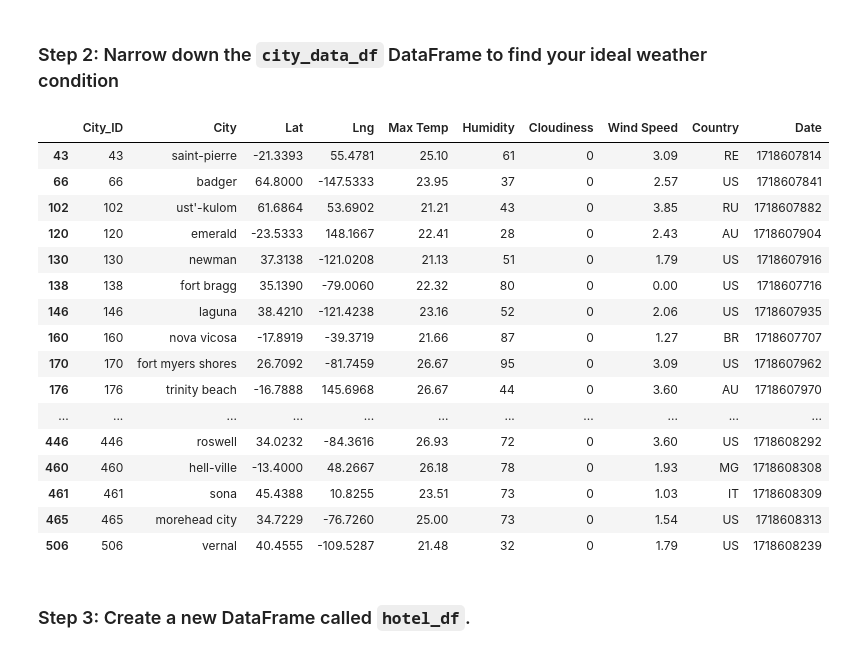
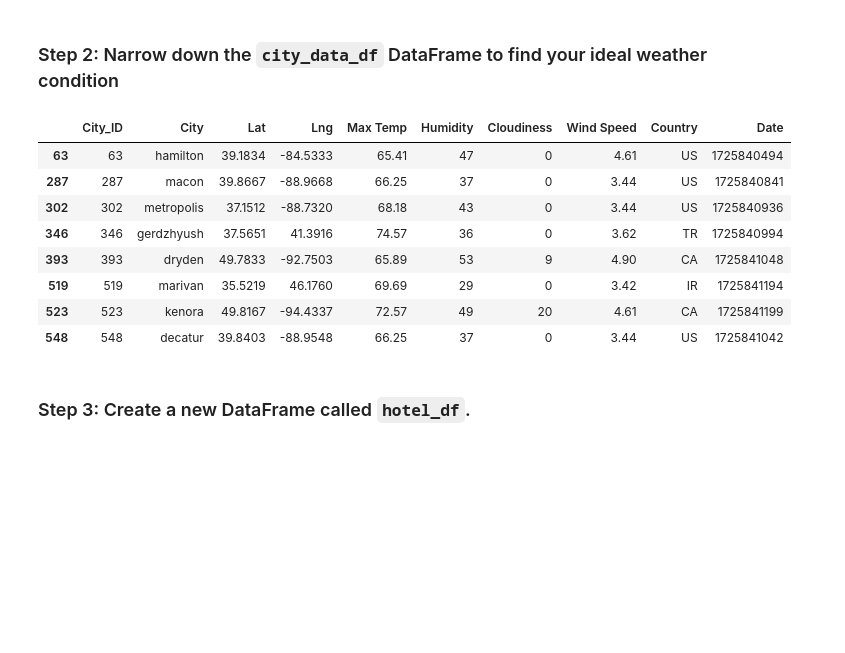
Before and after one commit to TheuriM/Python-API-Challenge, a Jupyter notebook: WeatherPy/VacationPy.ipynb, the cells around one changed output. Drawn from its saved outputs; the diff is of its cells as text; code cells hidden in the pictures; blank space fills up the shorter version.

```diff
--- a/WeatherPy/VacationPy.ipynb
+++ b/WeatherPy/VacationPy.ipynb
@@ -54,31 +50,37 @@ map_plot_1
 ### Step 2: Narrow down the `city_data_df` DataFrame to find your ideal weather condition
 # %%
 # Narrow down cities that fit criteria and drop any results with null values
-# YOUR CODE HERE
+ideal_temp_min = 65
+ideal_temp_max = 75
+ideal_humidity_min = 25
+ideal_humidity_max = 55
+ideal_cloudiness_max = 20
+ideal_wind_speed_max = 5
 
 # Drop any rows with null values
-# YOUR CODE HERE
+city_data_df = city_data_df.dropna()
 
 # Display sample data
-# YOUR CODE HERE
+ideal_city_data_df = city_data_df[
+    (city_data_df["Max Temp"]>= ideal_temp_min)&
+    (city_data_df["Max Temp"]<= ideal_temp_max)&
+    (city_data_df["Humidity"]>= ideal_humidity_min)&
+    (city_data_df["Humidity"]<= ideal_humidity_max)&
+    (city_data_df["Cloudiness"]<= ideal_cloudiness_max)&
+    (city_data_df["Wind Speed"]<= ideal_wind_speed_max)
+]
+
+ideal_city_data_df
 # %% [output]
 |  | City_ID | City | Lat | Lng | Max Temp | Humidity | Cloudiness | Wind Speed | Country | Date |
-| 43 | 43 | saint-pierre | -21.3393 | 55.4781 | 25.10 | 61 | 0 | 3.09 | RE | 1718607814 |
-| 66 | 66 | badger | 64.8000 | -147.5333 | 23.95 | 37 | 0 | 2.57 | US | 1718607841 |
-| 102 | 102 | ust'-kulom | 61.6864 | 53.6902 | 21.21 | 43 | 0 | 3.85 | RU | 1718607882 |
-| 120 | 120 | emerald | -23.5333 | 148.1667 | 22.41 | 28 | 0 | 2.43 | AU | 1718607904 |
-| 130 | 130 | newman | 37.3138 | -121.0208 | 21.13 | 51 | 0 | 1.79 | US | 1718607916 |
-| 138 | 138 | fort bragg | 35.1390 | -79.0060 | 22.32 | 80 | 0 | 0.00 | US | 1718607716 |
-| 146 | 146 | laguna | 38.4210 | -121.4238 | 23.16 | 52 | 0 | 2.06 | US | 1718607935 |
-| 160 | 160 | nova vicosa | -17.8919 | -39.3719 | 21.66 | 87 | 0 | 1.27 | BR | 1718607707 |
-| 170 | 170 | fort myers shores | 26.7092 | -81.7459 | 26.67 | 95 | 0 | 3.09 | US | 1718607962 |
-| 176 | 176 | trinity beach | -16.7888 | 145.6968 | 26.67 | 44 | 0 | 3.60 | AU | 1718607970 |
-| ... | ... | ... | ... | ... | ... | ... | ... | ... | ... | ... |
-| 446 | 446 | roswell | 34.0232 | -84.3616 | 26.93 | 72 | 0 | 3.60 | US | 1718608292 |
-| 460 | 460 | hell-ville | -13.4000 | 48.2667 | 26.18 | 78 | 0 | 1.93 | MG | 1718608308 |
-| 461 | 461 | sona | 45.4388 | 10.8255 | 23.51 | 73 | 0 | 1.03 | IT | 1718608309 |
-| 465 | 465 | morehead city | 34.7229 | -76.7260 | 25.00 | 73 | 0 | 1.54 | US | 1718608313 |
-| 506 | 506 | vernal | 40.4555 | -109.5287 | 21.48 | 32 | 0 | 1.79 | US | 1718608239 |
+| 63 | 63 | hamilton | 39.1834 | -84.5333 | 65.41 | 47 | 0 | 4.61 | US | 1725840494 |
+| 287 | 287 | macon | 39.8667 | -88.9668 | 66.25 | 37 | 0 | 3.44 | US | 1725840841 |
+| 302 | 302 | metropolis | 37.1512 | -88.7320 | 68.18 | 43 | 0 | 3.44 | US | 1725840936 |
+| 346 | 346 | gerdzhyush | 37.5651 | 41.3916 | 74.57 | 36 | 0 | 3.62 | TR | 1725840994 |
+| 393 | 393 | dryden | 49.7833 | -92.7503 | 65.89 | 53 | 9 | 4.90 | CA | 1725841048 |
+| 519 | 519 | marivan | 35.5219 | 46.1760 | 69.69 | 29 | 0 | 3.42 | IR | 1725841194 |
+| 523 | 523 | kenora | 49.8167 | -94.4337 | 72.57 | 49 | 20 | 4.61 | CA | 1725841199 |
+| 548 | 548 | decatur | 39.8403 | -88.9548 | 66.25 | 37 | 0 | 3.44 | US | 1725841042 |
 # %% [markdown]
 ### Step 3: Create a new DataFrame called `hotel_df`.
 # %%
```
Also changed, not shown: parts of 5 cells of this notebook, 1 other file.
